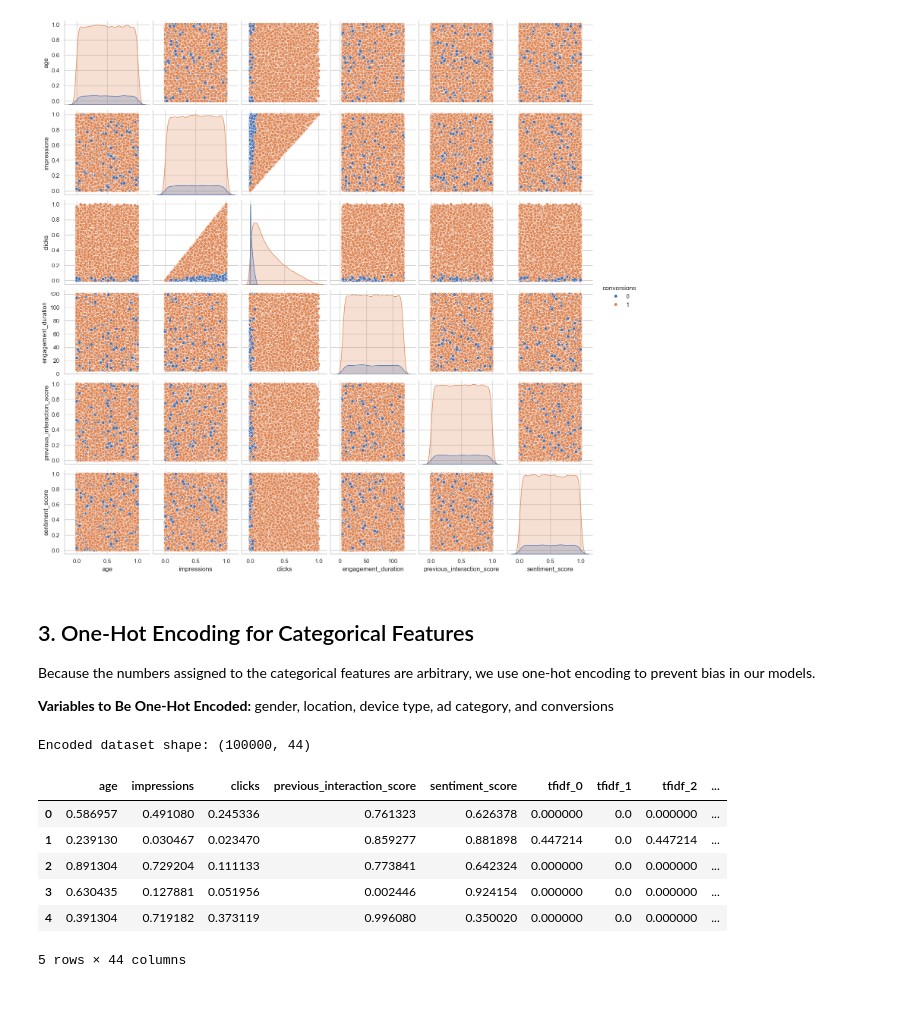
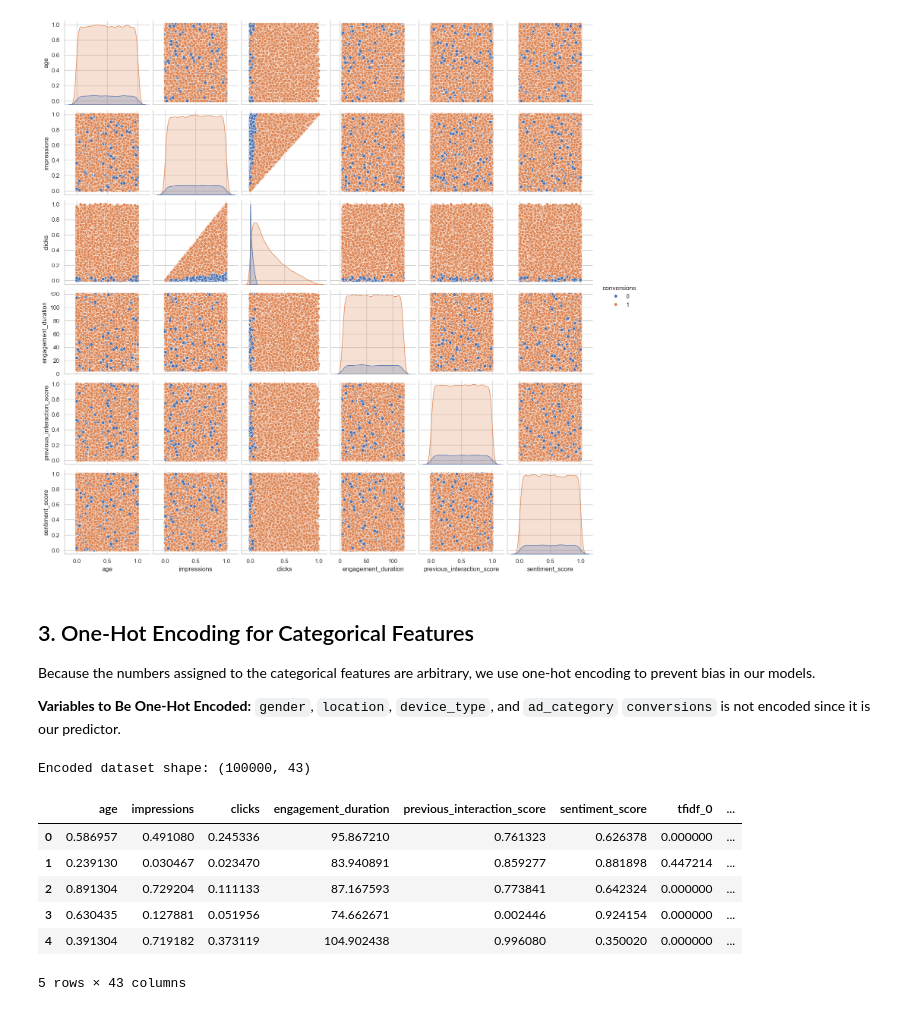
Before and after one commit to DanielDanyang/ECS171-Group10, a Jupyter notebook: EDA.ipynb, the cells around one changed output. Drawn from its saved outputs; the diff is of its cells as text; code cells hidden in the pictures.

```diff
--- a/EDA.ipynb
+++ b/EDA.ipynb
@@ -21,11 +21,7 @@ df = pd.read_csv('ad_campaign_data.csv')
 columns_to_drop = ['user_id', 'ad_id', 'interaction_timestamps']
 df_processed = df.drop(columns=columns_to_drop)
 
-# 3. Move the target variable ('engagement_duration') to the end
-feature_cols = [col for col in df_processed.columns if col != 'engagement_duration']
-df_processed = df_processed[feature_cols + ['engagement_duration']]
-
-# 4. Normalization
+# 3. Normalization
 continuous_features = ['age', 'impressions', 'clicks', 'previous_interaction_score', 'sentiment_score']
 scaler = MinMaxScaler()
 df_processed[continuous_features] = scaler.fit_transform(df_processed[continuous_features])
@@ -127,28 +122,33 @@ Passing `palette` without assigning `hue` is deprecated and will be removed in v
 ## 3. One-Hot Encoding for Categorical Features
 Because the numbers assigned to the categorical features are arbitrary, we use one-hot encoding to prevent bias in our models.
 
-**Variables to Be One-Hot Encoded:** gender, location, device type, ad category, and conversions
+**Variables to Be One-Hot Encoded:** `gender`, `location`, `device_type`, and `ad_category`
+`conversions` is not encoded since it is our predictor.
 # %%
 # One-hot encode the categorical features
-encode_vars = ['gender', 'location', 'device_type', 'ad_category', 'conversions']
+encode_vars = ['gender', 'location', 'device_type', 'ad_category']
 df_encoded = pd.get_dummies(df_processed, columns=encode_vars, prefix=encode_vars, dtype=int)
 df_encoded.head()
+
+# Move the target variable ('conversions') to the end
+feature_cols = [col for col in df_encoded.columns if col != 'conversions']
+df_encoded = df_encoded[feature_cols + ['conversions']]
 
 # Save to a clean CSV for the team to use
 output_filename = 'final_project_data.csv'
 df_encoded.to_csv(output_filename, index=False)
 
 print(f"Encoded dataset shape: {df_encoded.shape}")
 df_encoded.head()
 # %% [output]
-Encoded dataset shape: (100000, 44)
+Encoded dataset shape: (100000, 43)
-|  | age | impressions | clicks | previous_interaction_score | sentiment_score | tfidf_0 | tfidf_1 | tfidf_2 | ... |
-| 0 | 0.586957 | 0.491080 | 0.245336 | 0.761323 | 0.626378 | 0.000000 | 0.0 | 0.000000 | ... |
-| 1 | 0.239130 | 0.030467 | 0.023470 | 0.859277 | 0.881898 | 0.447214 | 0.0 | 0.447214 | ... |
-| 2 | 0.891304 | 0.729204 | 0.111133 | 0.773841 | 0.642324 | 0.000000 | 0.0 | 0.000000 | ... |
-| 3 | 0.630435 | 0.127881 | 0.051956 | 0.002446 | 0.924154 | 0.000000 | 0.0 | 0.000000 | ... |
-| 4 | 0.391304 | 0.719182 | 0.373119 | 0.996080 | 0.350020 | 0.000000 | 0.0 | 0.000000 | ... |
+|  | age | impressions | clicks | engagement_duration | previous_interaction_score | sentiment_score | tfidf_0 | ... |
+| 0 | 0.586957 | 0.491080 | 0.245336 | 95.867210 | 0.761323 | 0.626378 | 0.000000 | ... |
+| 1 | 0.239130 | 0.030467 | 0.023470 | 83.940891 | 0.859277 | 0.881898 | 0.447214 | ... |
+| 2 | 0.891304 | 0.729204 | 0.111133 | 87.167593 | 0.773841 | 0.642324 | 0.000000 | ... |
+| 3 | 0.630435 | 0.127881 | 0.051956 | 74.662671 | 0.002446 | 0.924154 | 0.000000 | ... |
+| 4 | 0.391304 | 0.719182 | 0.373119 | 104.902438 | 0.996080 | 0.350020 | 0.000000 | ... |
-5 rows × 44 columns
+5 rows × 43 columns
 # %% [markdown]
 ## 4. Key Feature Notes & Analysis for the Team
 Based on the EDA plots generated above, here are the main takeaways for our model architecture:
```
Also changed, not shown: parts of 4 cells of this notebook, 1 other file.
